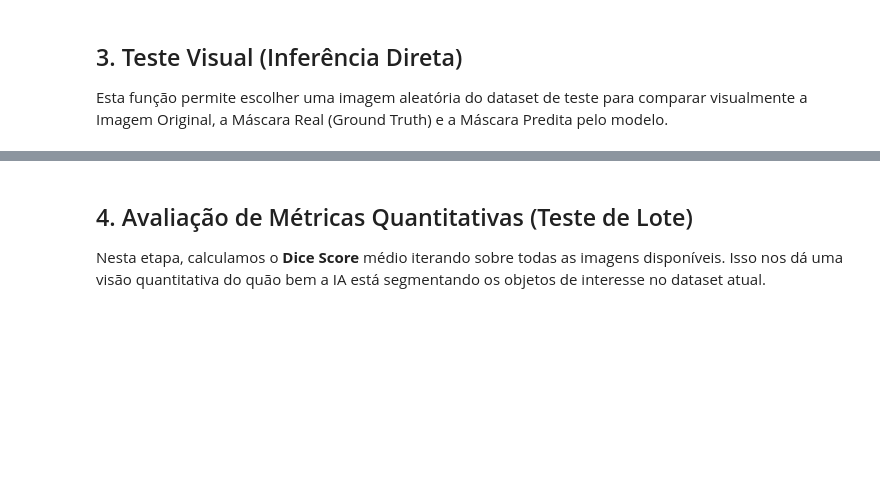
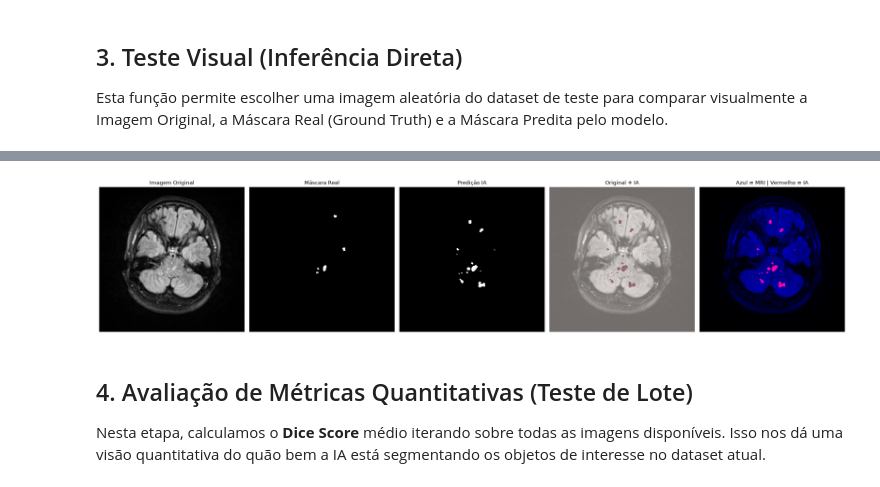
Before and after one commit to SamiLM4/Unet-Multiple-Sclerosis-segmentation, a Jupyter notebook: relatorios_e_testes.ipynb, the cells around one changed output, grey strips where cells are left out. Cells and saved outputs as stored; diff of their text form; code cells hidden in the pictures; blank space fills up the shorter version.

```diff
--- a/relatorios_e_testes.ipynb
+++ b/relatorios_e_testes.ipynb
@@ -144,6 +125,20 @@ def predict_and_visualize(image_path, mask_path=None):
 
     plt.tight_layout()
     plt.show()
+# %%
+
+img_transform = transforms.Compose([
+    transforms.Resize((256, 256)),
+    transforms.ToTensor()
+])
+
+mask_transform = transforms.Compose([
+    transforms.Resize(
+        (256, 256),
+        interpolation=transforms.InterpolationMode.NEAREST
+    ),
+    transforms.ToTensor()
+])
 # %%
 image_dir = "dataset/images"
 mask_dir = "dataset/masks"
@@ -167,0 +163,73 @@ Testando a imagem: img_Patient-43_15.png
+# %%
+import matplotlib.pyplot as plt
+import numpy as np
+from PIL import Image
+
+# Escolhe uma imagem aleatória
+image_dir = "dataset/images"
+mask_dir = "dataset/masks"
+
+sample_img = random.choice(os.listdir(image_dir))
+
+img_path = os.path.join(image_dir, sample_img)
+mask_path = os.path.join(mask_dir, sample_img.replace("img", "mask"))
+
+print(f"Imagem escolhida: {sample_img}")
+
+# Carrega imagem
+image = Image.open(img_path).convert("L")
+input_tensor = img_transform(image).unsqueeze(0).to(device)
+
+# Predição
+with torch.no_grad():
+    output = model(input_tensor)
+    probs = torch.sigmoid(output)
+    pred = (probs > 0.5).float().squeeze().cpu().numpy()
+
+# Converte imagem para numpy
+img = img_transform(image).squeeze().numpy()
+
+# Máscara real
+mask = Image.open(mask_path).convert("L")
+gt = mask_transform(mask).squeeze().numpy()
+
+# Figura
+fig, ax = plt.subplots(1, 5, figsize=(24, 6))
+
+# Original
+ax[0].imshow(img, cmap="gray")
+ax[0].set_title("Imagem Original")
+ax[0].axis("off")
+
+# Ground Truth
+ax[1].imshow(gt, cmap="gray")
+ax[1].set_title("Máscara Real")
+ax[1].axis("off")
+
+# Predição
+ax[2].imshow(pred, cmap="gray")
+ax[2].set_title("Predição IA")
+ax[2].axis("off")
+
+# Overlay vermelho
+ax[3].imshow(img, cmap="gray")
+ax[3].imshow(pred, cmap="Reds", alpha=0.45)
+ax[3].set_title("Original + IA")
+ax[3].axis("off")
+
+# Overlay RGB (cérebro azul + IA vermelha)
+rgb = np.zeros((img.shape[0], img.shape[1], 3))
+
+# cérebro em azul
+rgb[:, :, 2] = img
+
+# IA em vermelho
+rgb[:, :, 0] = pred
+
+ax[4].imshow(rgb)
+ax[4].set_title("Azul = MRI | Vermelho = IA")
+ax[4].axis("off")
+
+plt.tight_layout()
+plt.show()
+# %% [output]
@@ -168,3 +237,4 @@ Testando a imagem: img_Patient-43_15.png
+[figure, added]
 # %% [markdown]
 ## 4. Avaliação de Métricas Quantitativas (Teste de Lote)
 
```
Also changed, not shown: parts of 6 cells of this notebook, 4 other files.
